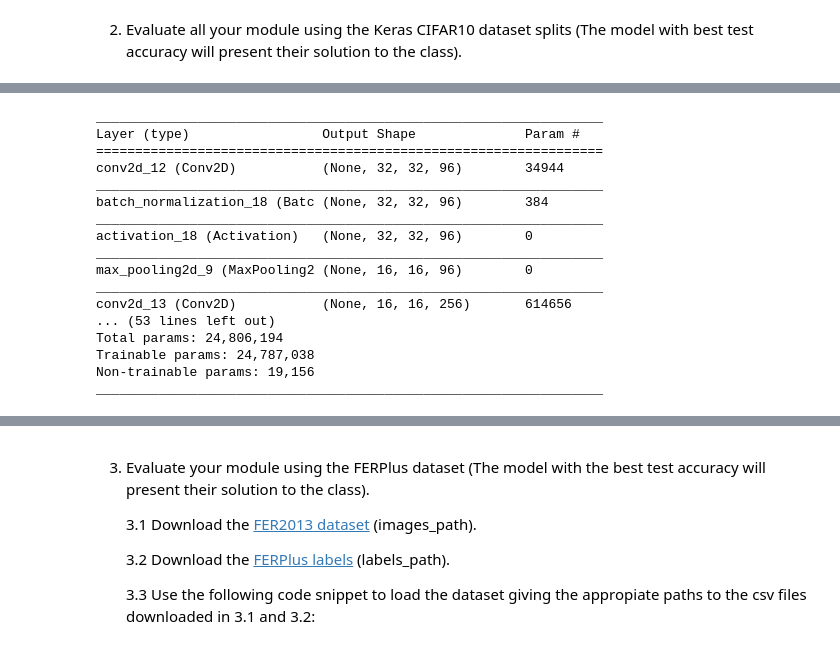
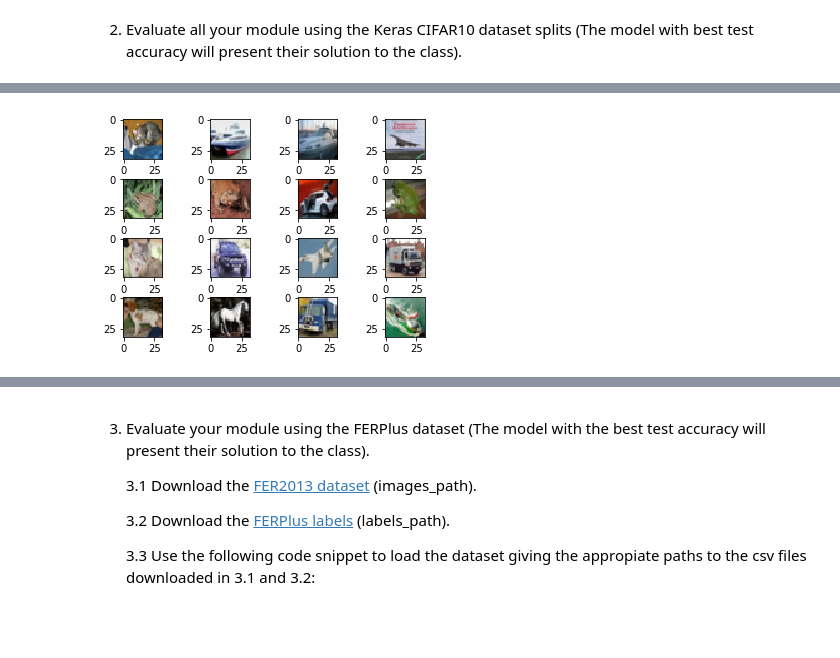
Before and after one commit to Genises/H-BRS_NeuralNetworks, a Jupyter notebook: Emotion recognition/sota_neural_network_architectures.ipynb, the cells around one changed output, grey strips where cells are left out. Cells and saved outputs as stored; diff of their text form; code cells hidden in the pictures; blank space fills up the shorter version.

```diff
--- a/Emotion recognition/sota_neural_network_architectures.ipynb
+++ b/Emotion recognition/sota_neural_network_architectures.ipynb
@@ -29,3 +42,22 @@ print(np.shape(y_test))
+# %%
+#Visualize data
+import matplotlib.pyplot as plt
+from PIL import Image
+
+def show_Images(images):
+    plt.figure(1)
+    k = 0
+    for i in range(0,4):
+        for j in range(0,4):
+            plt.subplot2grid((4,4),(i,j))
+            plt.imshow(Image.fromarray(images[k]))
+            k = k+1
+    plt.subplots_adjust(hspace = 0.5)
+    plt.show()
+
+show_Images(x_test[:16])
+# %% [output]
+[figure, added]
 # %%
 #Transform data to fit softmax
 from tensorflow.keras import utils
@@ -87,29 +118,11 @@ alexnet.add(Activation('relu'))
 alexnet.add(Dropout(0.5))
 
 # Layer 8
-alexnet.add(Dense(classes_number))
+alexnet.add(Dense(classes_num))
 alexnet.add(BatchNormalization())
 alexnet.add(Activation('softmax'))
 
-alexnet.summary()
+#alexnet.summary() #~25.000.000 parameters to learn
-# %% [output]
-_________________________________________________________________
-Layer (type)                 Output Shape              Param #
-=================================================================
-conv2d_12 (Conv2D)           (None, 32, 32, 96)        34944
-_________________________________________________________________
-batch_normalization_18 (Batc (None, 32, 32, 96)        384
-_________________________________________________________________
-activation_18 (Activation)   (None, 32, 32, 96)        0
-_________________________________________________________________
-max_pooling2d_9 (MaxPooling2 (None, 16, 16, 96)        0
-_________________________________________________________________
-conv2d_13 (Conv2D)           (None, 16, 16, 256)       614656
-... (53 lines left out)
-Total params: 24,806,194
-Trainable params: 24,787,038
-Non-trainable params: 19,156
-_________________________________________________________________
 # %%
 #Compile
 alexnet.compile(loss='categorical_crossentropy', optimizer='adam', metrics=['accuracy'])
```
Also changed, not shown: parts of 17 cells of this notebook.
